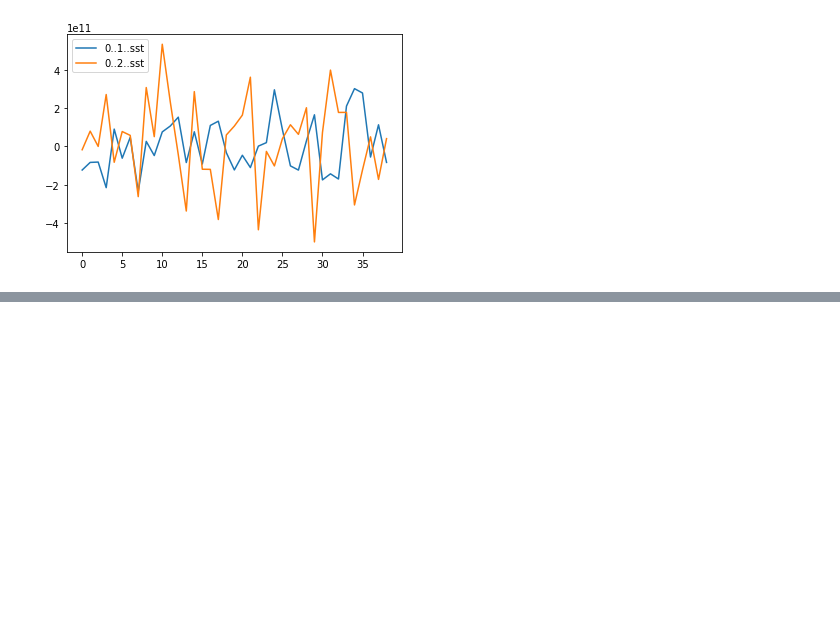
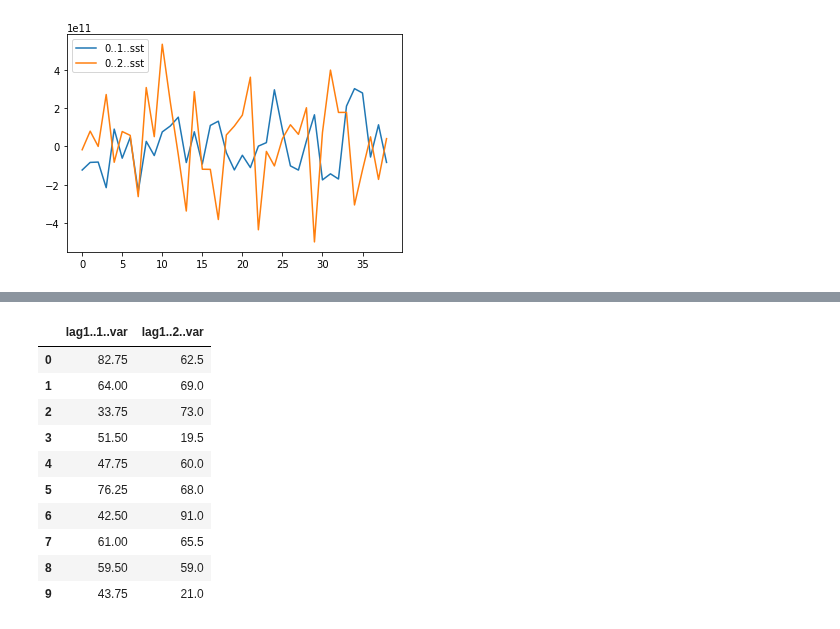
Before and after one commit to AI4S2S/s2spy, a Jupyter notebook: notebooks/prototype_RGDR.ipynb, the cells around one changed output, grey strips where cells are left out. Saved outputs shown, nothing was run; the diff lists cells and outputs as text; code cells hidden in the pictures; blank space fills up the shorter version.

```diff
--- a/notebooks/prototype_RGDR.ipynb
+++ b/notebooks/prototype_RGDR.ipynb
@@ -220,0 +250,19 @@ df_tscorr.plot()
+# %%
+import numpy as np
+labels = np.zeros(shape=(1, 5, 5)) ; labels[:] = np.nan
+labels[:, 1:3, 1:3] = 1 ; labels[:, 4, 3:5] = 2
+precur_arr = np.random.randint(0, 100, size=(10, 5, 5))
+# %%
+map_regions.single_split_spatial_mean_regions(precur_arr, labels, name='var', lag_names=['lag1'])
+# %% [output]
+|  | lag1..1..var | lag1..2..var |
+| 0 | 82.75 | 62.5 |
+| 1 | 64.00 | 69.0 |
+| 2 | 33.75 | 73.0 |
+| 3 | 51.50 | 19.5 |
+| 4 | 47.75 | 60.0 |
+| 5 | 76.25 | 68.0 |
+| 6 | 42.50 | 91.0 |
+| 7 | 61.00 | 65.5 |
+| 8 | 59.50 | 59.0 |
+| 9 | 43.75 | 21.0 |
```
Also changed, not shown: parts of 1 cell of this notebook, 7 other files.
